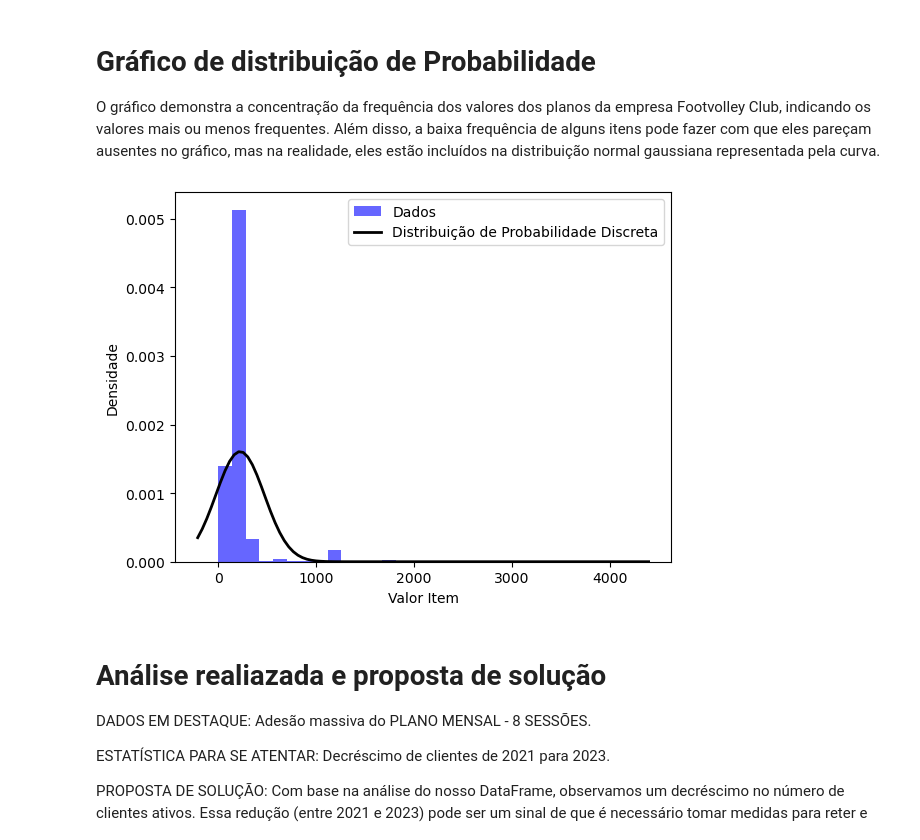
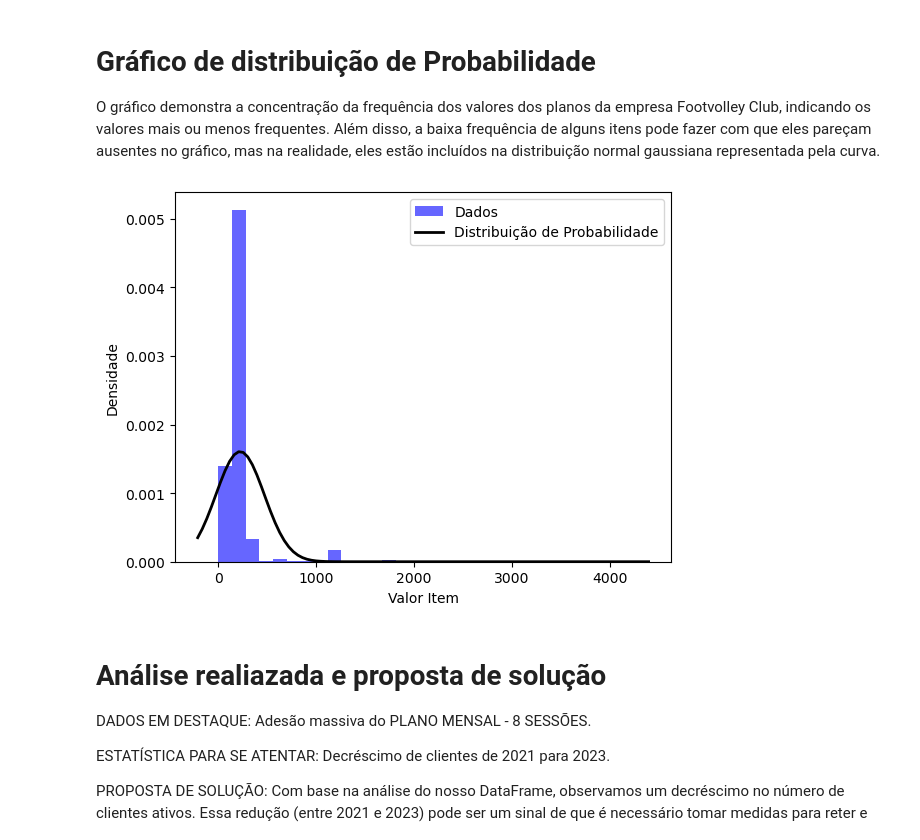
Before and after one commit to luizmipcosta/trabalhoA4, a Jupyter notebook: codigo.ipynb, the cells around one changed output. Drawn from its saved outputs; the diff is of its cells as text; code cells hidden in the pictures.

```diff
--- a/codigo.ipynb
+++ b/codigo.ipynb
@@ -267,34 +267,34 @@ O gráfico demonstra a concentração da frequência dos valores dos planos da e
 # %%
 import numpy as np
 from scipy.stats import norm
 
 # Carrega o DataFrame a partir do arquivo Excel
 tabela_vendas = pd.read_excel("BASEDEVENDAS.xlsx")
 
 # Seleciona a coluna 'Valor Item' para análise
 valor_item = tabela_vendas['Valor Item']
 
 # Ajusta uma distribuição normal aos dados
 media, desvio_padrao = norm.fit(valor_item)
 
 # Cria um histograma dos dados
 plt.hist(valor_item, bins=30, density=True, alpha=0.6, color='b', label='Dados')
 
 # Cria uma curva da distribuição normal ajustada
 xmin, xmax = plt.xlim()
 x = np.linspace(xmin, xmax, 100)
 p = norm.pdf(x, media, desvio_padrao)
-plt.plot(x, p, 'k', linewidth=2, label='Distribuição de Probabilidade Discreta')
+plt.plot(x, p, 'k', linewidth=2, label='Distribuição de Probabilidade')
 
 # Adiciona rótulos e legenda
 plt.xlabel('Valor Item')
 plt.ylabel('Densidade')
 plt.legend()
 
 # Exibe o gráfico
 plt.show()
 # %% [output]
-[figure, old version]
+[figure, new version]
 # %% [markdown]
 # Análise realiazada e proposta de solução
 
```
